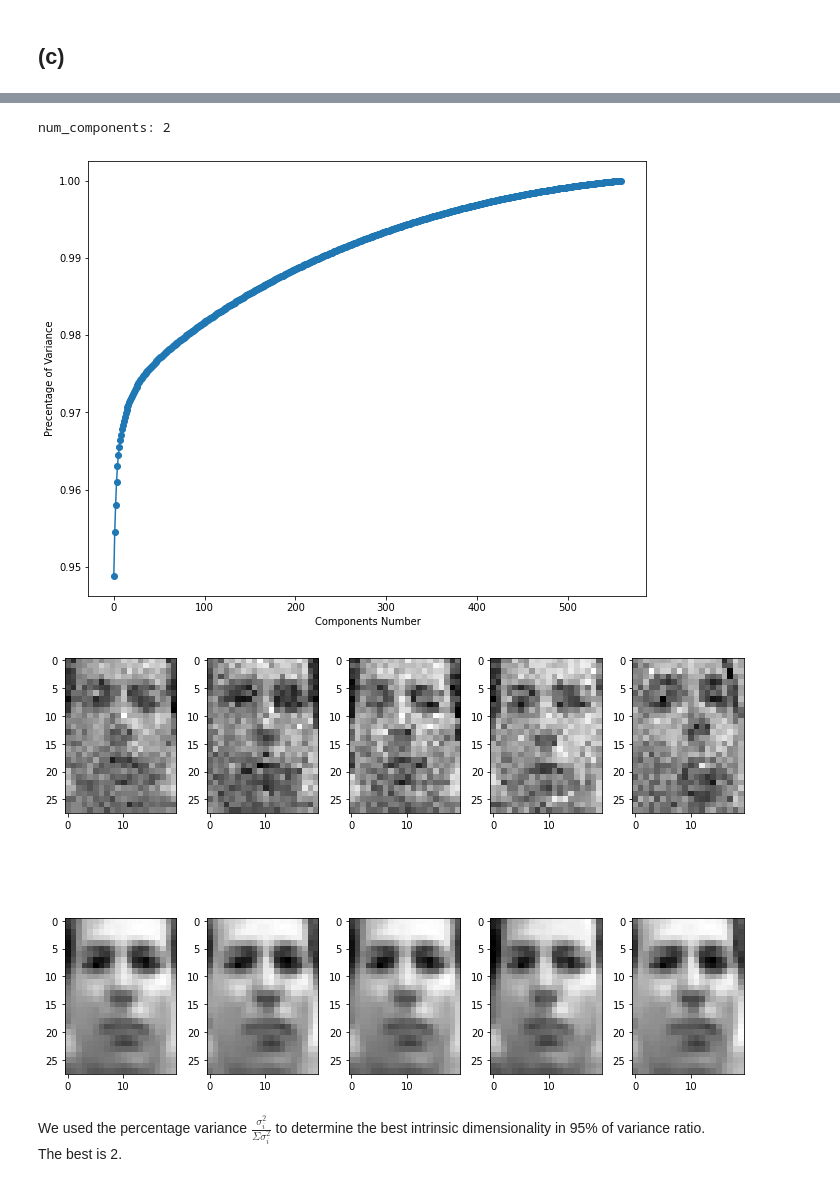
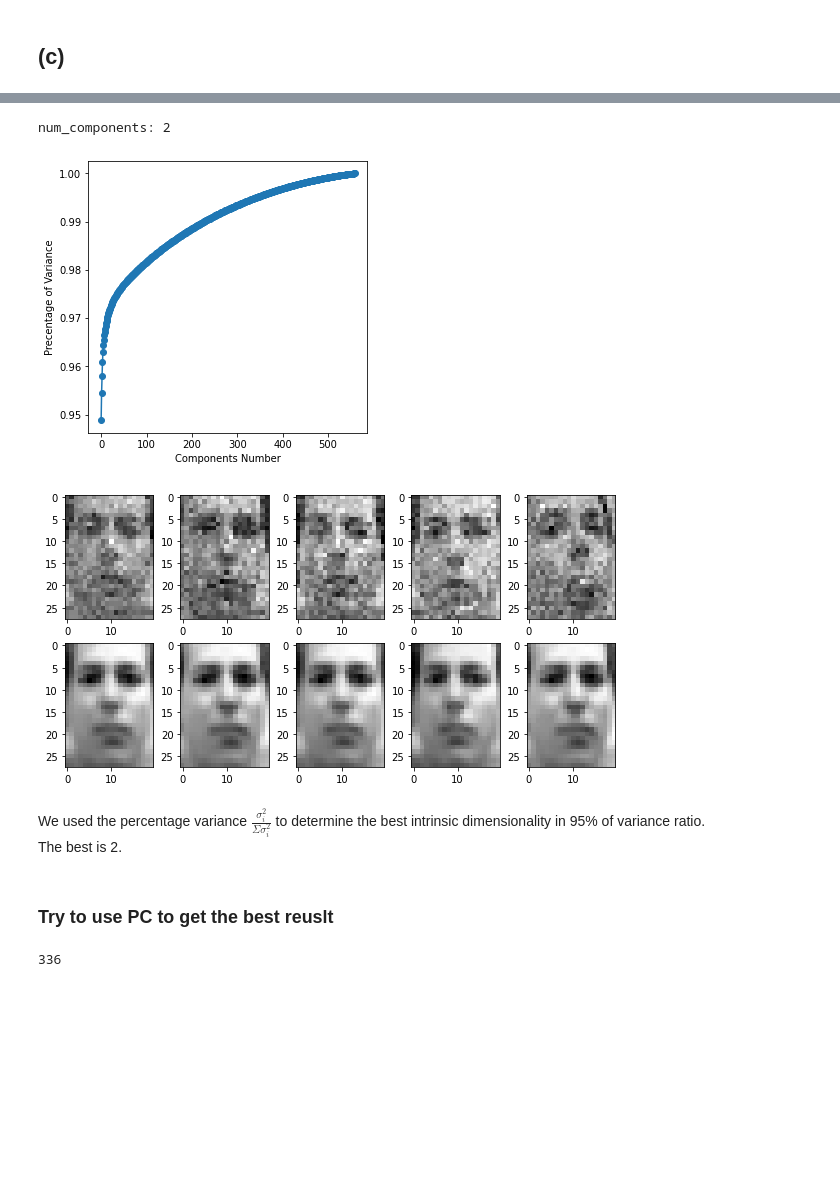
Before and after one commit to Galafala/2023-Fall-ML, a Jupyter notebook: 04Homework/ML_hw4.ipynb, the cells around one changed output, grey strips where cells are left out. Cells and saved outputs as stored; diff of their text form; code cells hidden in the pictures; blank space fills up the shorter version.

```diff
--- a/04Homework/ML_hw4.ipynb
+++ b/04Homework/ML_hw4.ipynb
@@ -227,38 +162,48 @@ print(best)
 # %%
 U, Sigma, VT = np.linalg.svd(x, full_matrices=False)
 explained_variance_ratio = (Sigma ** 2) / np.sum(Sigma ** 2)
 cumulative_explained_variance = np.cumsum(explained_variance_ratio)
 # 根據需求，選擇一個閾值或其他標準，例如 95% 的解釋變異比例
 desired_variance_ratio = 0.95
 num_components = np.argmax(cumulative_explained_variance >= desired_variance_ratio) + 1
 print(f'num_components: {num_components}')
 
-plt.figure(figsize=(10, 8))
+plt.figure(figsize=(5, 5))
 plt.xlabel('Components Number')
 plt.ylabel('Precentage of Variance')
 plt.scatter(np.arange(cumulative_explained_variance.shape[0]), cumulative_explained_variance)
 plt.plot(np.arange(cumulative_explained_variance.shape[0]), cumulative_explained_variance)
 plt.show()
-
-# 選擇前 num_components 個特徵向量和對應的奇異值
-selected_U = U[:, :num_components]
-selected_Sigma = np.diag(Sigma[:num_components])
-selected_VT = VT[:num_components, :]
-pca = selected_U.dot(selected_Sigma).dot(selected_VT)
-k = [10, 121, 225, 318, 426]
-plt.figure(figsize=(10, 8))
-for index, image in enumerate(k, 1):
-    plt.subplot(2, 5, index)
-    plt.imshow(x[:, image].reshape(28,20), cmap='gray')
-    plt.subplot(2, 5, index+5)
-    plt.imshow(pca[:, image].reshape(28,20), cmap='gray')
-
-plt.tight_layout()
-plt.show()
 # %% [output]
 num_components: 2
-[figure, old version]
+[figure, new version]
-[figure, removed]
+# %%
+# 選擇前 num_components 個特徵向量和對應的奇異值
+selected_U = U[:, :num_components]
+selected_Sigma = np.diag(Sigma[:num_components])
+selected_VT = VT[:num_components, :]
+pca = selected_U.dot(selected_Sigma).dot(selected_VT)
+draw_image_plot(x, pca)
+# %% [output]
+[figure, added]
 # %% [markdown]
 We used the percentage variance $\frac{\sigma_i^2}{\Sigma\sigma_i^2}$ to determine the best intrinsic dimensionality in 95% of variance ratio. \
 The best is 2.
+# %% [markdown]
+### Try to use PC to get the best reuslt
+# %%
+PC = E.T.dot(x)
+cov = np.cov(PC)
+# eigenvalues, eigenvectors = np.linalg.eig(cov)
+cov = cov.reshape(1,-1)[0]
+cov = np.array(sorted(cov, reverse=True))
+cum_eigenvalues = np.cumsum(cov)
+total = cum_eigenvalues[-1]
+percentage_cum_var_sum = cum_eigenvalues/total
+
+desired_variance_ratio = 0.95
+best = np.argmax(percentage_cum_var_sum>=desired_variance_ratio)+1
+
+print(best)
+# %% [output]
+336
```
Also changed, not shown: parts of 8 cells of this notebook.
